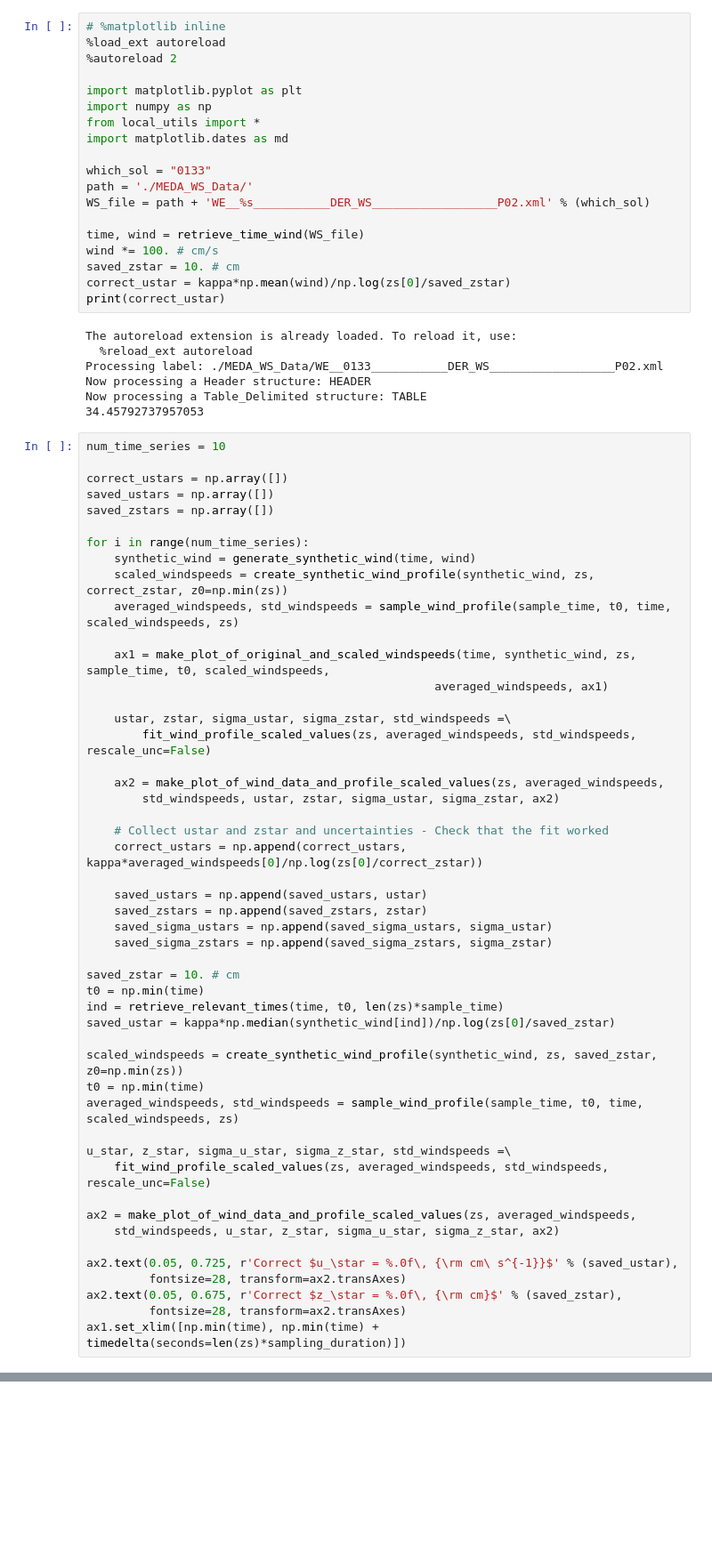
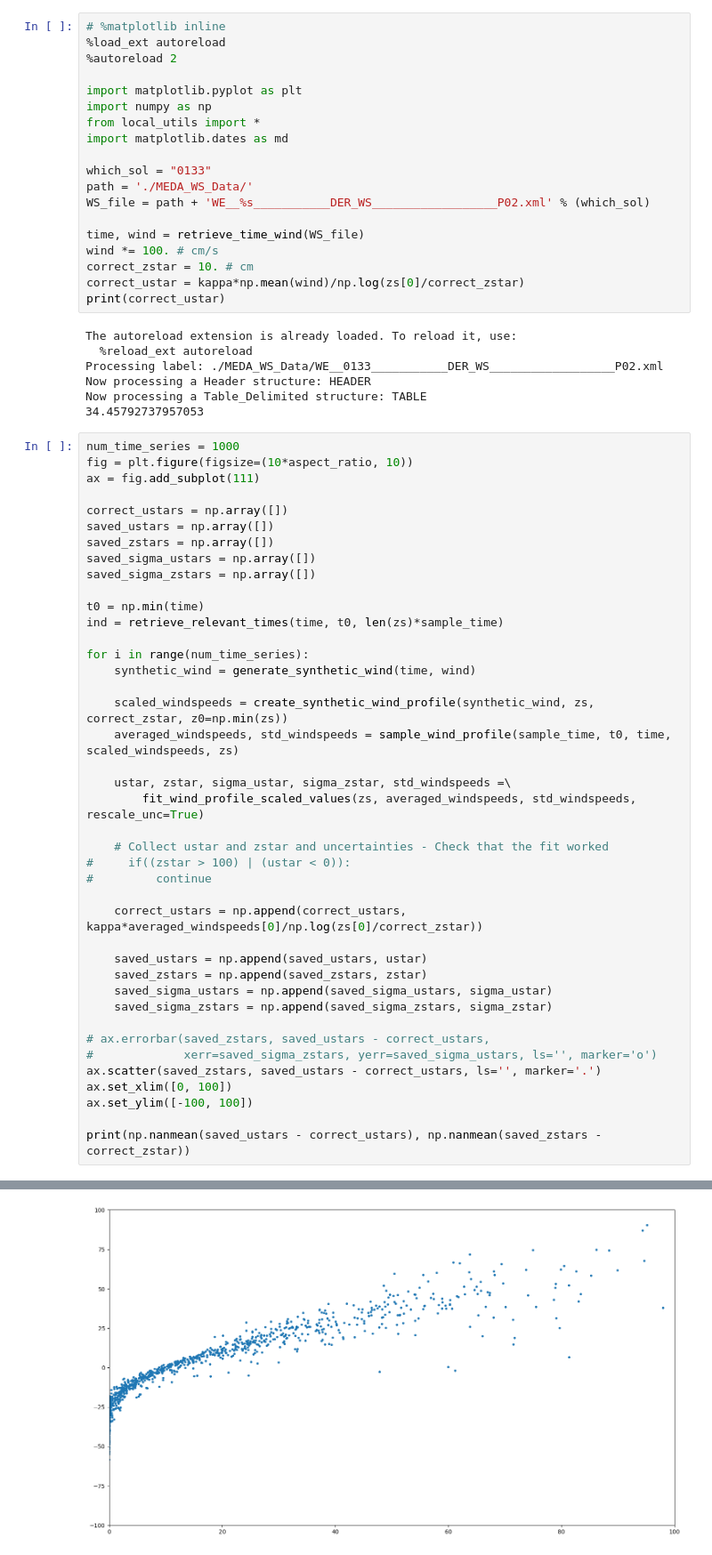
Before and after one commit to BoiseStatePlanetary/Measuring_Wind_with_Ingenuity, a Jupyter notebook: code/Batch Process Synthetic Wind Time Series.ipynb, the cells around one changed output, grey strips where cells are left out. Shown at 89% size. Saved outputs shown, nothing was run; the diff lists cells and outputs as text; blank space fills up the shorter version.

Commit message:
More or less have a process for fitting synthetic wind time series

```diff
--- a/code/Batch Process Synthetic Wind Time Series.ipynb
+++ b/code/Batch Process Synthetic Wind Time Series.ipynb
@@ -16,8 +16,8 @@ WS_file = path + 'WE__%s___________DER_WS__________________P02.xml' % (which_sol
 
 time, wind = retrieve_time_wind(WS_file)
 wind *= 100. # cm/s
-saved_zstar = 10. # cm
-correct_ustar = kappa*np.mean(wind)/np.log(zs[0]/saved_zstar)
+correct_zstar = 10. # cm
+correct_ustar = kappa*np.mean(wind)/np.log(zs[0]/correct_zstar)
 print(correct_ustar)
 # %% [output]
 The autoreload extension is already loaded. To reload it, use:
@@ -27,27 +27,32 @@ Now processing a Header structure: HEADER
 Now processing a Table_Delimited structure: TABLE
 34.45792737957053
 # %%
-num_time_series = 10
+num_time_series = 1000
+fig = plt.figure(figsize=(10*aspect_ratio, 10))
+ax = fig.add_subplot(111)
 
 correct_ustars = np.array([])
 saved_ustars = np.array([])
 saved_zstars = np.array([])
+saved_sigma_ustars = np.array([])
+saved_sigma_zstars = np.array([])
+
+t0 = np.min(time)
+ind = retrieve_relevant_times(time, t0, len(zs)*sample_time)
 
 for i in range(num_time_series):
     synthetic_wind = generate_synthetic_wind(time, wind)
+
     scaled_windspeeds = create_synthetic_wind_profile(synthetic_wind, zs, correct_zstar, z0=np.min(zs))
     averaged_windspeeds, std_windspeeds = sample_wind_profile(sample_time, t0, time, scaled_windspeeds, zs)
 
-    ax1 = make_plot_of_original_and_scaled_windspeeds(time, synthetic_wind, zs, sample_time, t0, scaled_windspeeds,
-                                                  averaged_windspeeds, ax1)
-
     ustar, zstar, sigma_ustar, sigma_zstar, std_windspeeds =\
-        fit_wind_profile_scaled_values(zs, averaged_windspeeds, std_windspeeds, rescale_unc=False)
-
-    ax2 = make_plot_of_wind_data_and_profile_scaled_values(zs, averaged_windspeeds,
-        std_windspeeds, ustar, zstar, sigma_ustar, sigma_zstar, ax2)
+        fit_wind_profile_scaled_values(zs, averaged_windspeeds, std_windspeeds, rescale_unc=True)
 
     # Collect ustar and zstar and uncertainties - Check that the fit worked
+#     if((zstar > 100) | (ustar < 0)):
+#         continue
+
     correct_ustars = np.append(correct_ustars, kappa*averaged_windspeeds[0]/np.log(zs[0]/correct_zstar))
 
     saved_ustars = np.append(saved_ustars, ustar)
@@ -55,23 +60,11 @@ for i in range(num_time_series):
     saved_sigma_ustars = np.append(saved_sigma_ustars, sigma_ustar)
     saved_sigma_zstars = np.append(saved_sigma_zstars, sigma_zstar)
 
-saved_zstar = 10. # cm
-t0 = np.min(time)
-ind = retrieve_relevant_times(time, t0, len(zs)*sample_time)
-saved_ustar = kappa*np.median(synthetic_wind[ind])/np.log(zs[0]/saved_zstar)
+# ax.errorbar(saved_zstars, saved_ustars - correct_ustars,
+#             xerr=saved_sigma_zstars, yerr=saved_sigma_ustars, ls='', marker='o')
+ax.scatter(saved_zstars, saved_ustars - correct_ustars, ls='', marker='.')
+ax.set_xlim([0, 100])
+ax.set_ylim([-100, 100])
 
-scaled_windspeeds = create_synthetic_wind_profile(synthetic_wind, zs, saved_zstar, z0=np.min(zs))
-t0 = np.min(time)
-averaged_windspeeds, std_windspeeds = sample_wind_profile(sample_time, t0, time, scaled_windspeeds, zs)
-
-u_star, z_star, sigma_u_star, sigma_z_star, std_windspeeds =\
-    fit_wind_profile_scaled_values(zs, averaged_windspeeds, std_windspeeds, rescale_unc=False)
-
-ax2 = make_plot_of_wind_data_and_profile_scaled_values(zs, averaged_windspeeds,
-    std_windspeeds, u_star, z_star, sigma_u_star, sigma_z_star, ax2)
-
-ax2.text(0.05, 0.725, r'Correct $u_\star = %.0f\, {\rm cm\ s^{-1}}$' % (saved_ustar),
-         fontsize=28, transform=ax2.transAxes)
-ax2.text(0.05, 0.675, r'Correct $z_\star = %.0f\, {\rm cm}$' % (saved_zstar),
-         fontsize=28, transform=ax2.transAxes)
-ax1.set_xlim([np.min(time), np.min(time) + timedelta(seconds=len(zs)*sampling_duration)])
+print(np.nanmean(saved_ustars - correct_ustars), np.nanmean(saved_zstars - correct_zstar))
+# %% [output]
@@ -77,0 +72 @@ ax1.set_xlim([np.min(time), np.min(time) + timedelta(seconds=len(zs)*sampling_du
+[figure, added]
```
Also changed, not shown: parts of 3 cells of this notebook.
